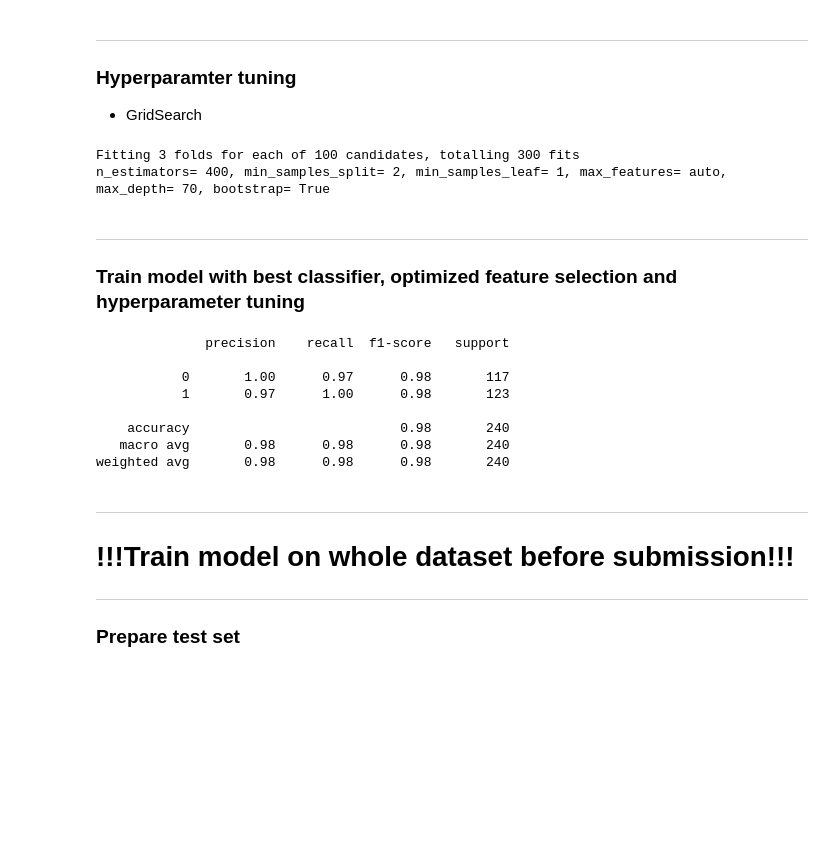
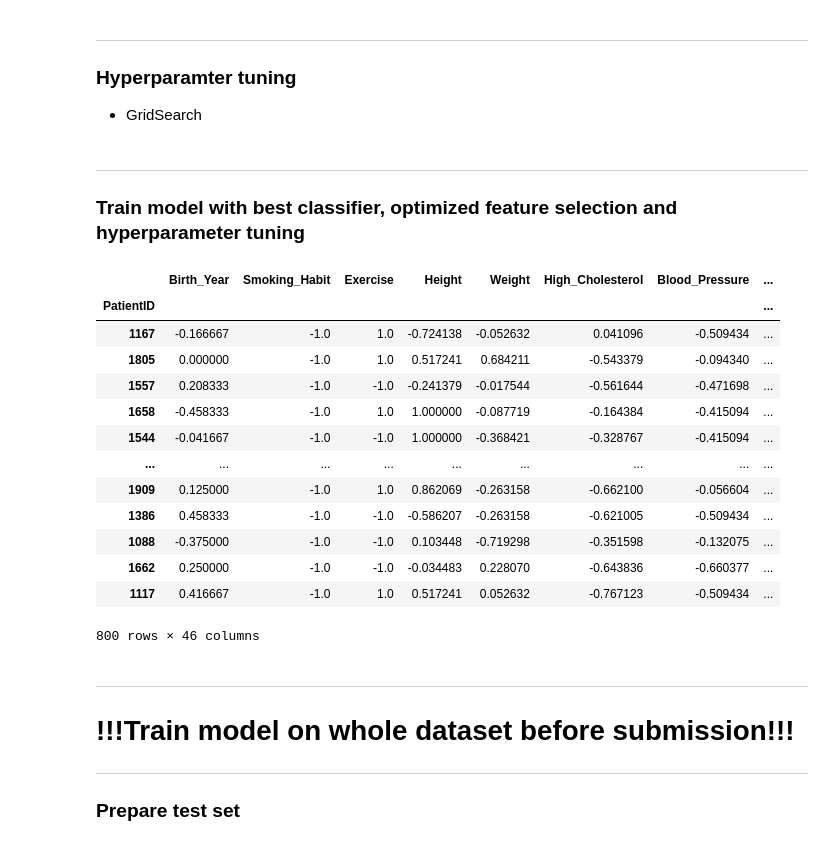
Before and after one commit to lstk44/TheSmithParasiteNOVA, a Jupyter notebook: ParasiteNotebook.ipynb, the cells around one changed output. Cells and saved outputs as stored; diff of their text form; code cells hidden in the pictures; blank space fills up the shorter version.

```diff
--- a/ParasiteNotebook.ipynb
+++ b/ParasiteNotebook.ipynb
@@ -256,7 +259,7 @@ def preprocessing(dataframe):
     x_cat_encoded = pd.concat([pd.get_dummies(xcategorical[col], prefix=col) for col in xcategorical.columns], axis = 1)
 
     # Scale numeric features
-    scaler = MinMaxScaler()
+    scaler = MinMaxScaler(feature_range=(-1, 1))
     x_num_scaled = pd.DataFrame(scaler.fit_transform(xnumeric), index = xnumeric.index ,columns = xnumeric.columns)
 
     xpreprocessed = pd.concat([x_num_scaled, x_cat_encoded], axis = 1)
@@ -384,9 +379,6 @@ gs = RandomizedSearchCV(estimator = model, param_distributions = param_grid, sco
 gs.fit(xtrain_rfe, ytrain)
 
 print(str(gs.best_params_).replace('{','').replace('}','').replace("'","").replace(':','='))
-# %% [output]
-Fitting 3 folds for each of 100 candidates, totalling 300 fits
-n_estimators= 400, min_samples_split= 2, min_samples_leaf= 1, max_features= auto, max_depth= 70, bootstrap= True
 # %% [markdown]
 ---
 ### Train model with best classifier, optimized feature selection and hyperparameter tuning
@@ -397,15 +389,33 @@ model.fit(xtrain_rfe, ytrain)
 validation_pred = model.predict(xval_rfe)
 
 print(classification_report(yval, validation_pred))
-# %% [output]
-              precision    recall  f1-score   support
-
-           0       1.00      0.97      0.98       117
-           1       0.97      1.00      0.98       123
-
-    accuracy                           0.98       240
-   macro avg       0.98      0.98      0.98       240
-weighted avg       0.98      0.98      0.98       240
+# %%
+xfull = xpreprocessed
+
+#due to one-hot-encoder there's the possibility that we have different columns in the train-test sets
+train_not_test = [col for col in list(xfull.columns) if col not in list(xtest_preprocessed.columns)]
+
+for col in train_not_test:
+    xtest_preprocessed[col] = 0
+
+xtest_preprocessed = xtest_preprocessed[list(xpreprocessed.columns)]
+
+xtest_rfe = rfe.transform(xtest_preprocessed)
+# %% [output]
+|  | Birth_Year | Smoking_Habit | Exercise | Height | Weight | High_Cholesterol | Blood_Pressure | ... |
+| PatientID |  |  |  |  |  |  |  | ... |
+| 1167 | -0.166667 | -1.0 | 1.0 | -0.724138 | -0.052632 | 0.041096 | -0.509434 | ... |
+| 1805 | 0.000000 | -1.0 | 1.0 | 0.517241 | 0.684211 | -0.543379 | -0.094340 | ... |
+| 1557 | 0.208333 | -1.0 | -1.0 | -0.241379 | -0.017544 | -0.561644 | -0.471698 | ... |
+| 1658 | -0.458333 | -1.0 | 1.0 | 1.000000 | -0.087719 | -0.164384 | -0.415094 | ... |
+| 1544 | -0.041667 | -1.0 | -1.0 | 1.000000 | -0.368421 | -0.328767 | -0.415094 | ... |
+| ... | ... | ... | ... | ... | ... | ... | ... | ... |
+| 1909 | 0.125000 | -1.0 | 1.0 | 0.862069 | -0.263158 | -0.662100 | -0.056604 | ... |
+| 1386 | 0.458333 | -1.0 | -1.0 | -0.586207 | -0.263158 | -0.621005 | -0.509434 | ... |
+| 1088 | -0.375000 | -1.0 | -1.0 | 0.103448 | -0.719298 | -0.351598 | -0.132075 | ... |
+| 1662 | 0.250000 | -1.0 | -1.0 | -0.034483 | 0.228070 | -0.643836 | -0.660377 | ... |
+| 1117 | 0.416667 | -1.0 | 1.0 | 0.517241 | 0.052632 | -0.767123 | -0.509434 | ... |
+800 rows × 46 columns
 # %% [markdown]
 ---
 # !!!Train model on whole dataset before submission!!!
```
Also changed, not shown: parts of 10 cells of this notebook.
